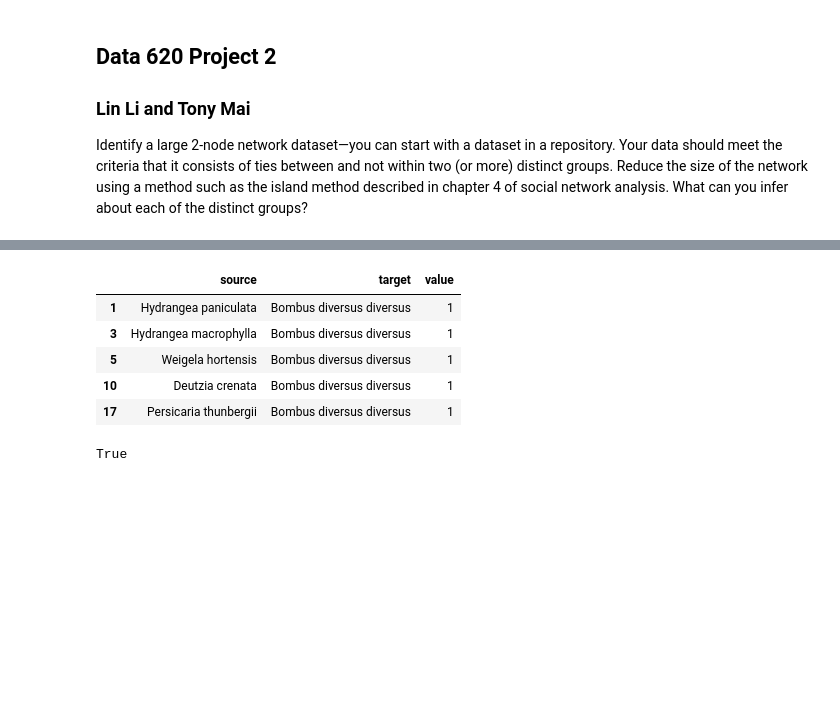
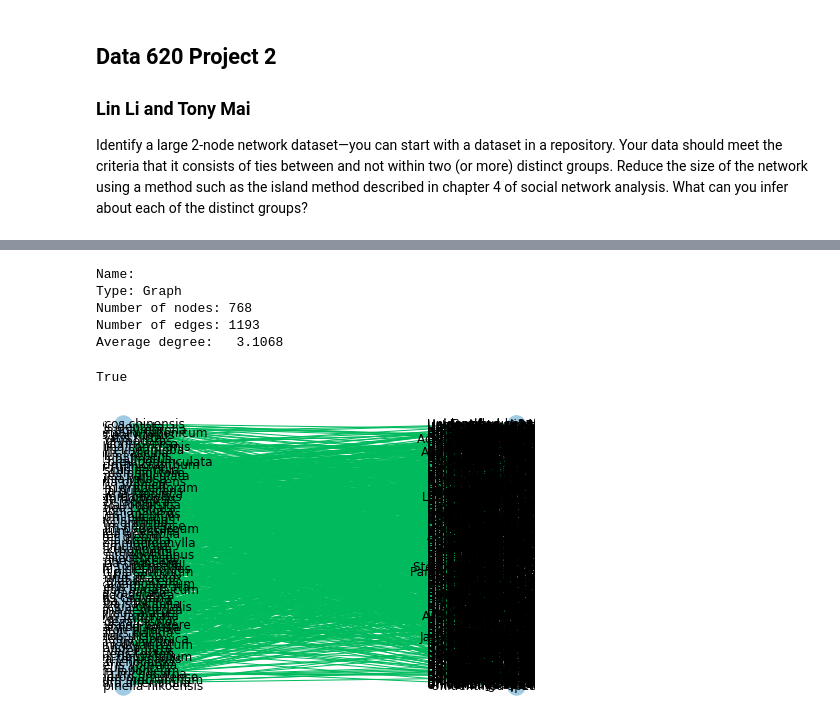
Before and after one commit to lincarrieli/DATA620-Web-Analytics, a Jupyter notebook: Data620_Project2_Lin_Tony.ipynb, the cells around one changed output, grey strips where cells are left out. Saved outputs shown, nothing was run; the diff lists cells and outputs as text; code cells hidden in the pictures; blank space fills up the shorter version.

```diff
--- a/Data620_Project2_Lin_Tony.ipynb
+++ b/Data620_Project2_Lin_Tony.ipynb
@@ -15,21 +19,23 @@ import csv
 # %%
+# load dataset
 df = pd.read_csv("M_PL_021.csv")
 
+# convert adjacency matrix to source - target format
 df.columns.values[0] = 'Pollinator'
 result = pd.melt(df,id_vars=['Pollinator'])
 filtered = result[result['value'] == 1].rename(columns={'Pollinator': 'source', 'variable': 'target'})
+
+# get network info
 G = nx.from_pandas_edgelist(filtered)
-filtered.head()
-#for edge in G.edges:
- #   print(edge)
+print(nx.info(G))
 # %% [output]
-|  | source | target | value |
-| 1 | Hydrangea paniculata | Bombus diversus diversus | 1 |
-| 3 | Hydrangea macrophylla | Bombus diversus diversus | 1 |
-| 5 | Weigela hortensis | Bombus diversus diversus | 1 |
-| 10 | Deutzia crenata | Bombus diversus diversus | 1 |
-| 17 | Persicaria thunbergii | Bombus diversus diversus | 1 |
+Name:
+Type: Graph
+Number of nodes: 768
+Number of edges: 1193
+Average degree:   3.1068
-# %%
-nx.is_bipartite(G)
-# %% [output]
-True
+# %%
+# check if network is 2-mode
+nx.is_bipartite(G)
+# %% [output]
+True
@@ -35,0 +50,22 @@ True
+# %%
+sub_data = filtered
+
+edges = [tuple(x) for x in sub_data[['source','target']].values.tolist()]
+B = nx.Graph()
+B.add_nodes_from(sub_data['source'].unique(), bipartite=0)
+B.add_nodes_from(sub_data['target'].unique(), bipartite=1)
+B.add_edges_from(edges, label='value')
+
+# Now instead of spring_layout, use bipartite_layout
+
+# First specify the nodes you want on left or top
+left_or_top = sub_data['source'].unique()
+
+# Then create a bipartite layout
+pos = nx.bipartite_layout(B, left_or_top)
+
+# Pass that layout to nx.draw
+nx.draw(B,pos,node_color='#A0CBE2',edge_color='#00bb5e',width=1,
+     edge_cmap=plt.cm.Blues,with_labels=True)
+# %% [output]
+[figure, added]
```
Also changed, not shown: parts of 8 cells of this notebook.
